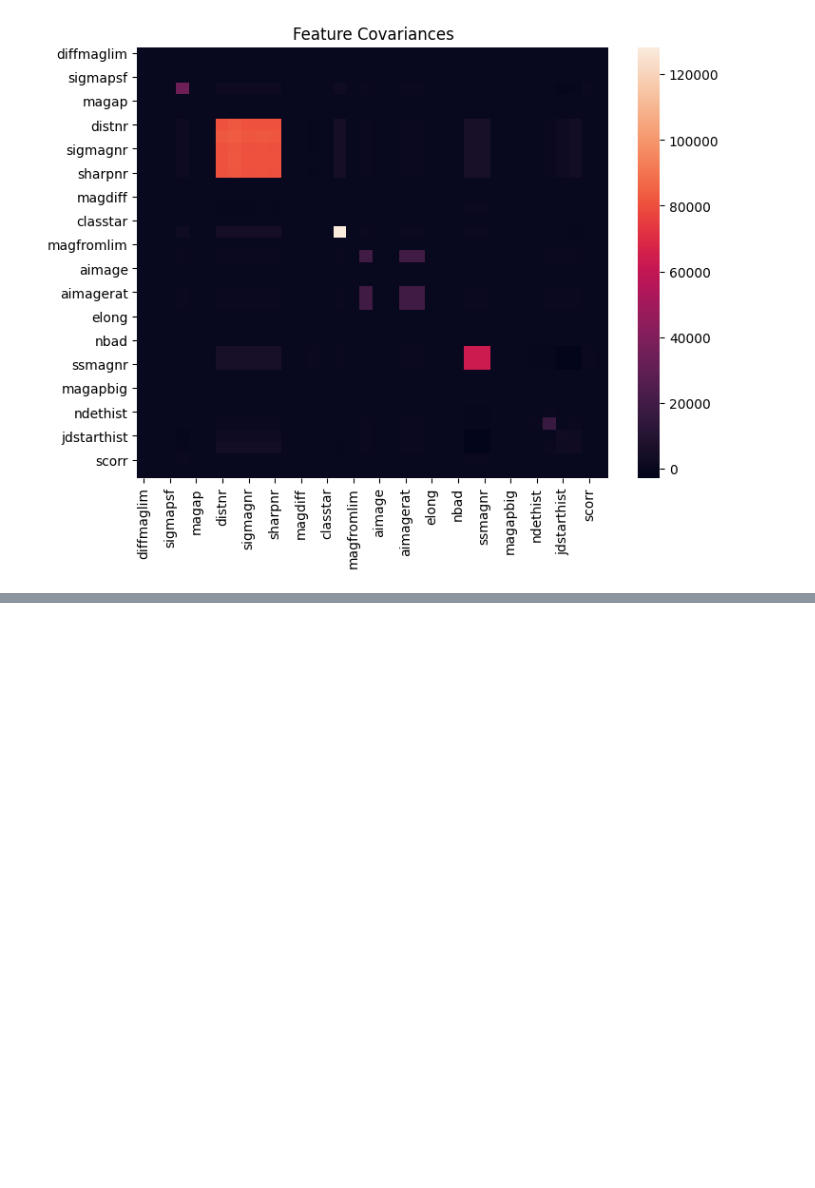
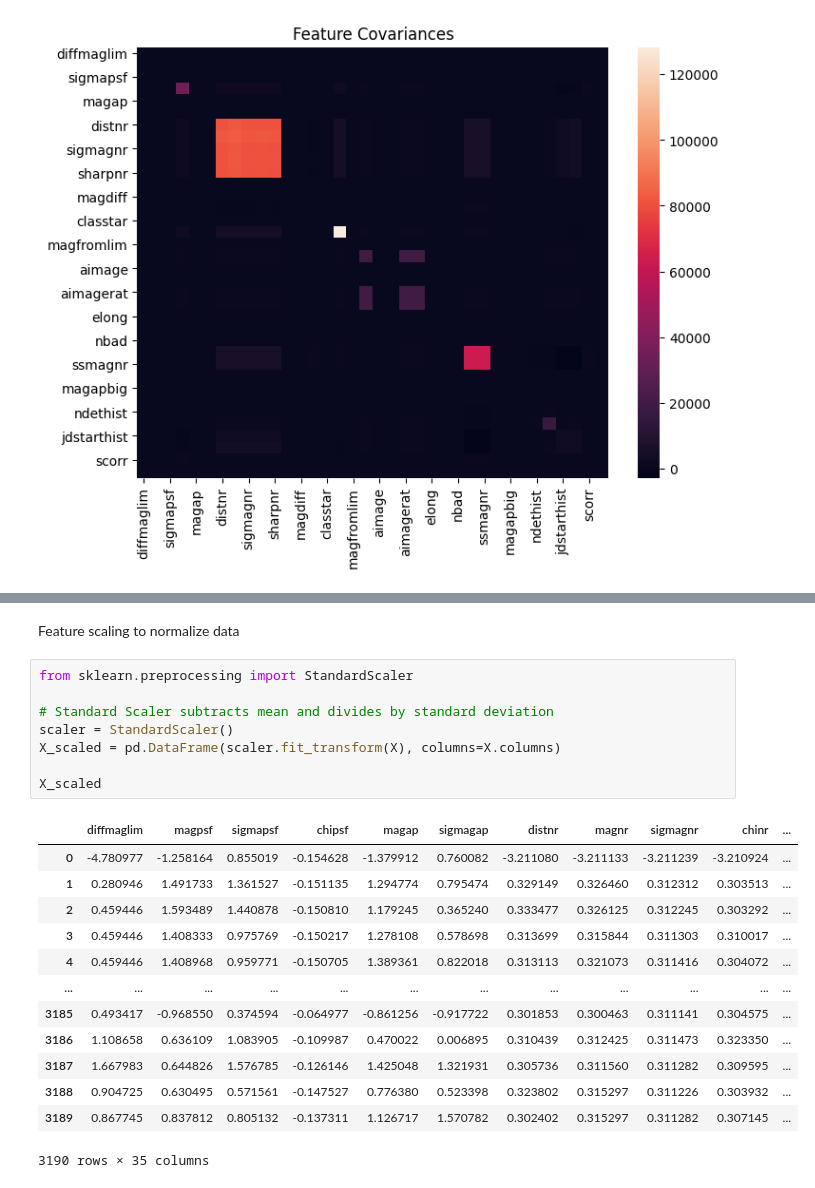
Before and after one commit to abao1999/AY119, a Jupyter notebook: hw1/hw1.ipynb, the cells around one changed output, grey strips where cells are left out. Cells and saved outputs as stored; diff of their text form; blank space fills up the shorter version.

```diff
--- a/hw1/hw1.ipynb
+++ b/hw1/hw1.ipynb
@@ -179,0 +219,24 @@ plt.show()
+# %% [markdown]
+Feature scaling to normalize data
+# %%
+from sklearn.preprocessing import StandardScaler
+
+# Standard Scaler subtracts mean and divides by standard deviation
+scaler = StandardScaler()
+X_scaled = pd.DataFrame(scaler.fit_transform(X), columns=X.columns)
+
+X_scaled
+# %% [output]
+|  | diffmaglim | magpsf | sigmapsf | chipsf | magap | sigmagap | distnr | magnr | sigmagnr | chinr | ... |
+| 0 | -4.780977 | -1.258164 | 0.855019 | -0.154628 | -1.379912 | 0.760082 | -3.211080 | -3.211133 | -3.211239 | -3.210924 | ... |
+| 1 | 0.280946 | 1.491733 | 1.361527 | -0.151135 | 1.294774 | 0.795474 | 0.329149 | 0.326460 | 0.312312 | 0.303513 | ... |
+| 2 | 0.459446 | 1.593489 | 1.440878 | -0.150810 | 1.179245 | 0.365240 | 0.333477 | 0.326125 | 0.312245 | 0.303292 | ... |
+| 3 | 0.459446 | 1.408333 | 0.975769 | -0.150217 | 1.278108 | 0.578698 | 0.313699 | 0.315844 | 0.311303 | 0.310017 | ... |
+| 4 | 0.459446 | 1.408968 | 0.959771 | -0.150705 | 1.389361 | 0.822018 | 0.313113 | 0.321073 | 0.311416 | 0.304072 | ... |
+| ... | ... | ... | ... | ... | ... | ... | ... | ... | ... | ... | ... |
+| 3185 | 0.493417 | -0.968550 | 0.374594 | -0.064977 | -0.861256 | -0.917722 | 0.301853 | 0.300463 | 0.311141 | 0.304575 | ... |
+| 3186 | 1.108658 | 0.636109 | 1.083905 | -0.109987 | 0.470022 | 0.006895 | 0.310439 | 0.312425 | 0.311473 | 0.323350 | ... |
+| 3187 | 1.667983 | 0.644826 | 1.576785 | -0.126146 | 1.425048 | 1.321931 | 0.305736 | 0.311560 | 0.311282 | 0.309595 | ... |
+| 3188 | 0.904725 | 0.630495 | 0.571561 | -0.147527 | 0.776380 | 0.523398 | 0.323802 | 0.315297 | 0.311226 | 0.303932 | ... |
+| 3189 | 0.867745 | 0.837812 | 0.805132 | -0.137311 | 1.126717 | 1.570782 | 0.302402 | 0.315297 | 0.311282 | 0.307145 | ... |
+3190 rows × 35 columns
```
Also changed, not shown: parts of 17 cells of this notebook.
